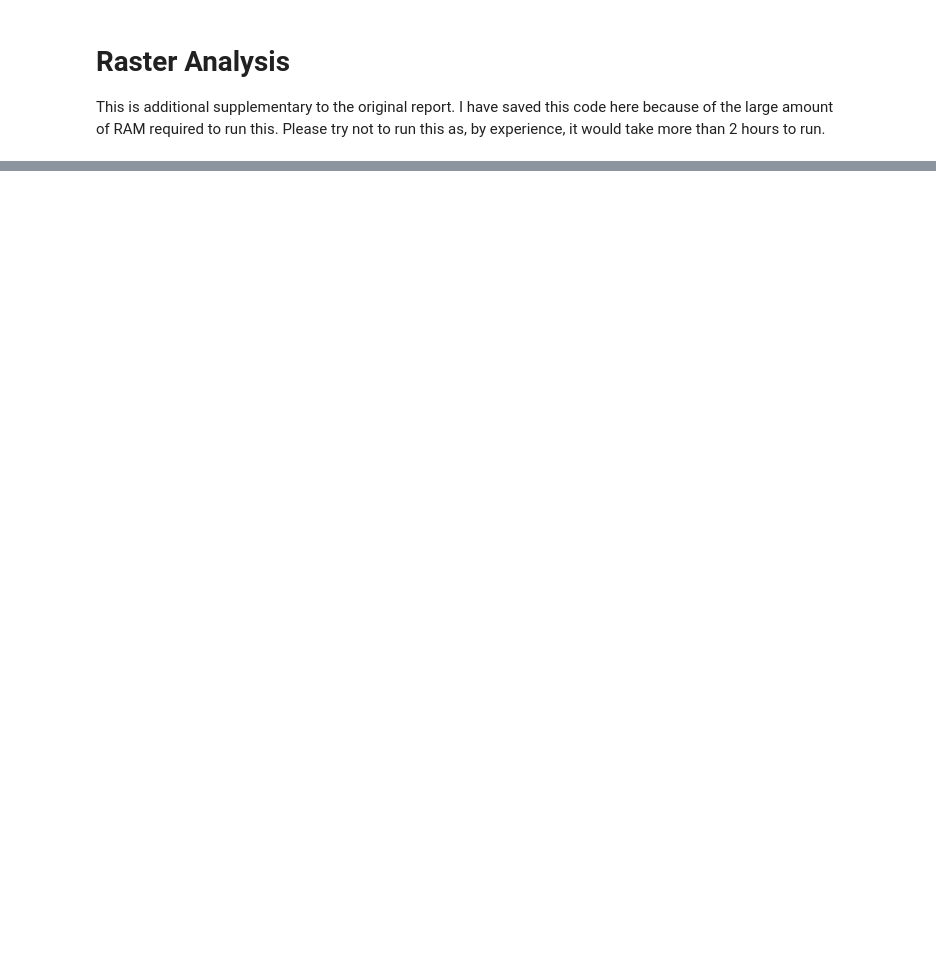
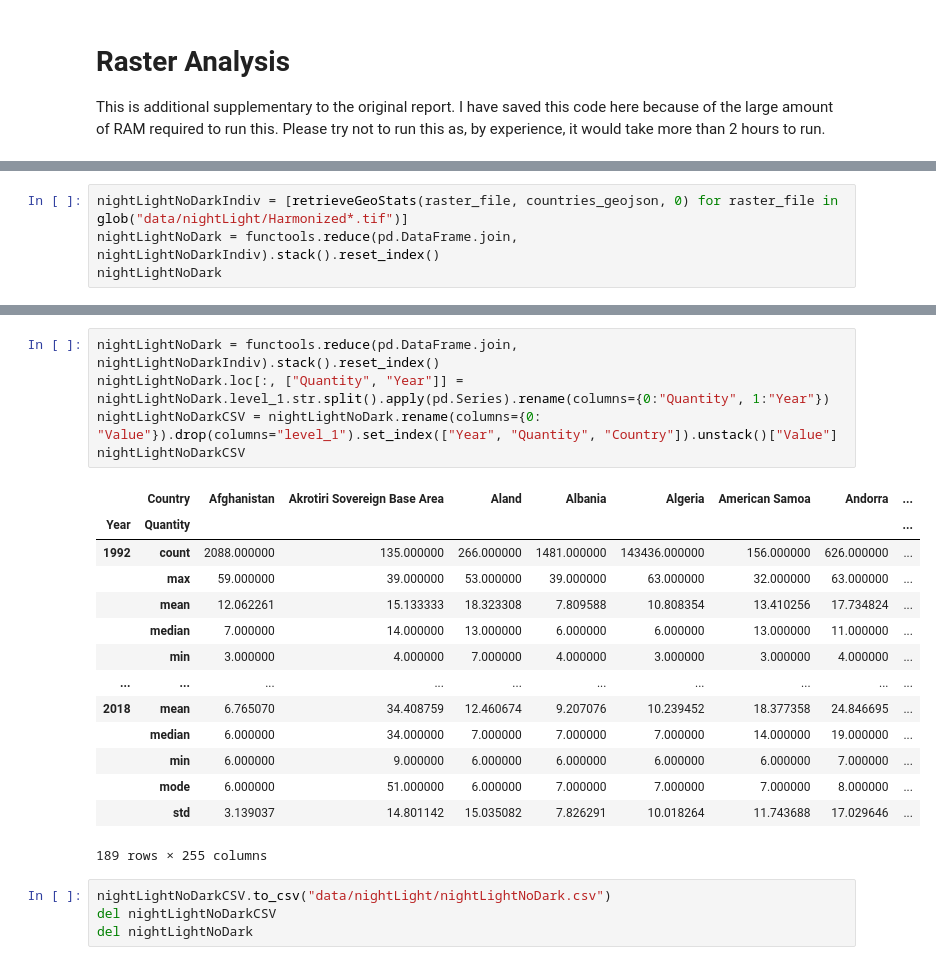
Before and after one commit to ThePyProgrammer/lightPollution, a Jupyter notebook: RasterAnalysis.ipynb, the cells around one changed output, grey strips where cells are left out. Saved outputs shown, nothing was run; the diff lists cells and outputs as text; blank space fills up the shorter version.

```diff
--- a/RasterAnalysis.ipynb
+++ b/RasterAnalysis.ipynb
@@ -285,0 +238,4 @@ nightLightCSVNoDark
+# %%
+nightLightNoDarkIndiv = [retrieveGeoStats(raster_file, countries_geojson, 0) for raster_file in glob("data/nightLight/Harmonized*.tif")]
+nightLightNoDark = functools.reduce(pd.DataFrame.join, nightLightNoDarkIndiv).stack().reset_index()
+nightLightNoDark
@@ -285,0 +273,24 @@ nightLightCSVNoDark
+# %%
+nightLightNoDark = functools.reduce(pd.DataFrame.join, nightLightNoDarkIndiv).stack().reset_index()
+nightLightNoDark.loc[:, ["Quantity", "Year"]] = nightLightNoDark.level_1.str.split().apply(pd.Series).rename(columns={0:"Quantity", 1:"Year"})
+nightLightNoDarkCSV = nightLightNoDark.rename(columns={0: "Value"}).drop(columns="level_1").set_index(["Year", "Quantity", "Country"]).unstack()["Value"]
+nightLightNoDarkCSV
+# %% [output]
+|  | Country | Afghanistan | Akrotiri Sovereign Base Area | Aland | Albania | Algeria | American Samoa | Andorra | ... |
+| Year | Quantity |  |  |  |  |  |  |  | ... |
+| 1992 | count | 2088.000000 | 135.000000 | 266.000000 | 1481.000000 | 143436.000000 | 156.000000 | 626.000000 | ... |
+|  | max | 59.000000 | 39.000000 | 53.000000 | 39.000000 | 63.000000 | 32.000000 | 63.000000 | ... |
+|  | mean | 12.062261 | 15.133333 | 18.323308 | 7.809588 | 10.808354 | 13.410256 | 17.734824 | ... |
+|  | median | 7.000000 | 14.000000 | 13.000000 | 6.000000 | 6.000000 | 13.000000 | 11.000000 | ... |
+|  | min | 3.000000 | 4.000000 | 7.000000 | 4.000000 | 3.000000 | 3.000000 | 4.000000 | ... |
+| ... | ... | ... | ... | ... | ... | ... | ... | ... | ... |
+| 2018 | mean | 6.765070 | 34.408759 | 12.460674 | 9.207076 | 10.239452 | 18.377358 | 24.846695 | ... |
+|  | median | 6.000000 | 34.000000 | 7.000000 | 7.000000 | 7.000000 | 14.000000 | 19.000000 | ... |
+|  | min | 6.000000 | 9.000000 | 6.000000 | 6.000000 | 6.000000 | 6.000000 | 7.000000 | ... |
+|  | mode | 6.000000 | 51.000000 | 6.000000 | 7.000000 | 7.000000 | 7.000000 | 8.000000 | ... |
+|  | std | 3.139037 | 14.801142 | 15.035082 | 7.826291 | 10.018264 | 11.743688 | 17.029646 | ... |
+189 rows × 255 columns
+# %%
+nightLightNoDarkCSV.to_csv("data/nightLight/nightLightNoDark.csv")
+del nightLightNoDarkCSV
+del nightLightNoDark
```
Also changed, not shown: parts of 41 cells of this notebook, 3 other files.
